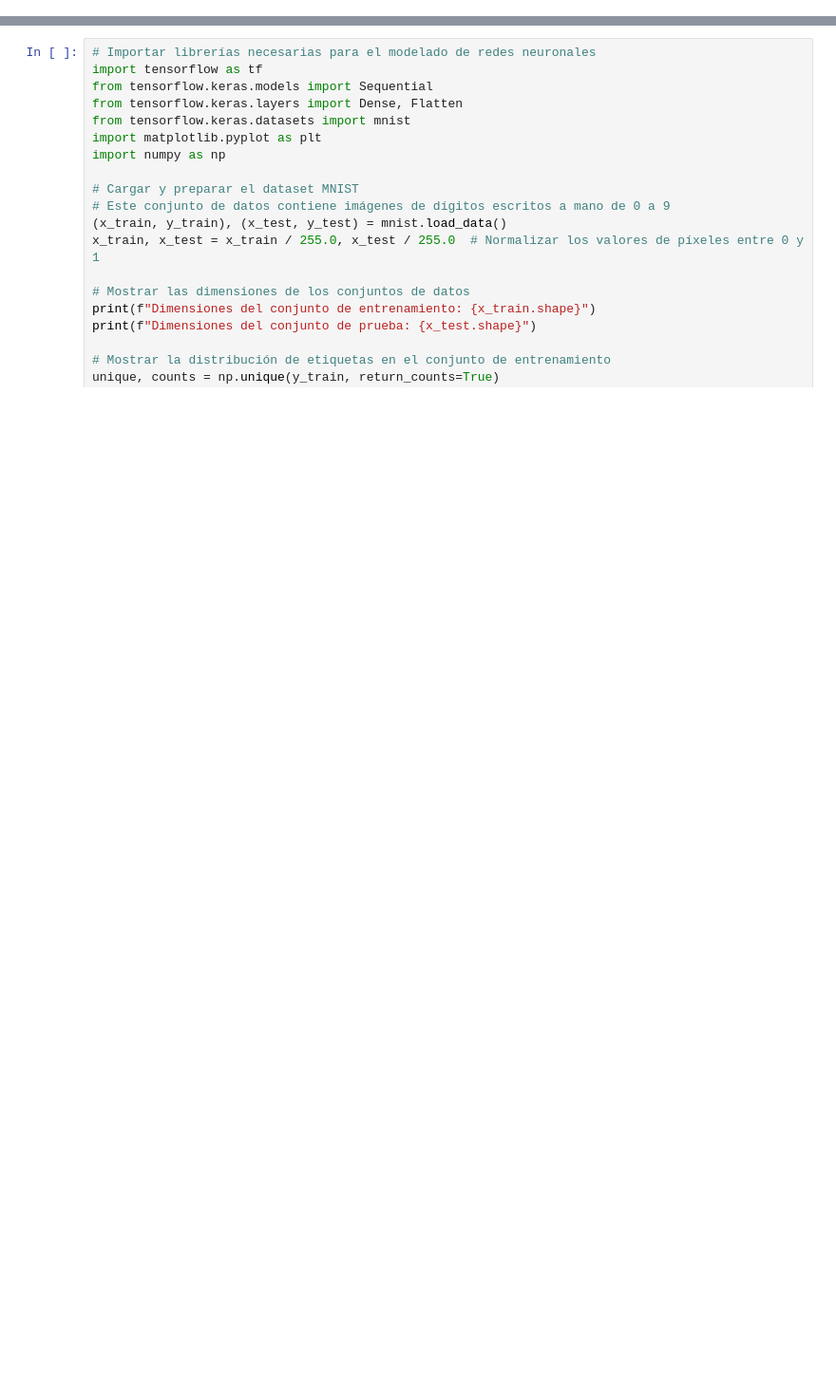
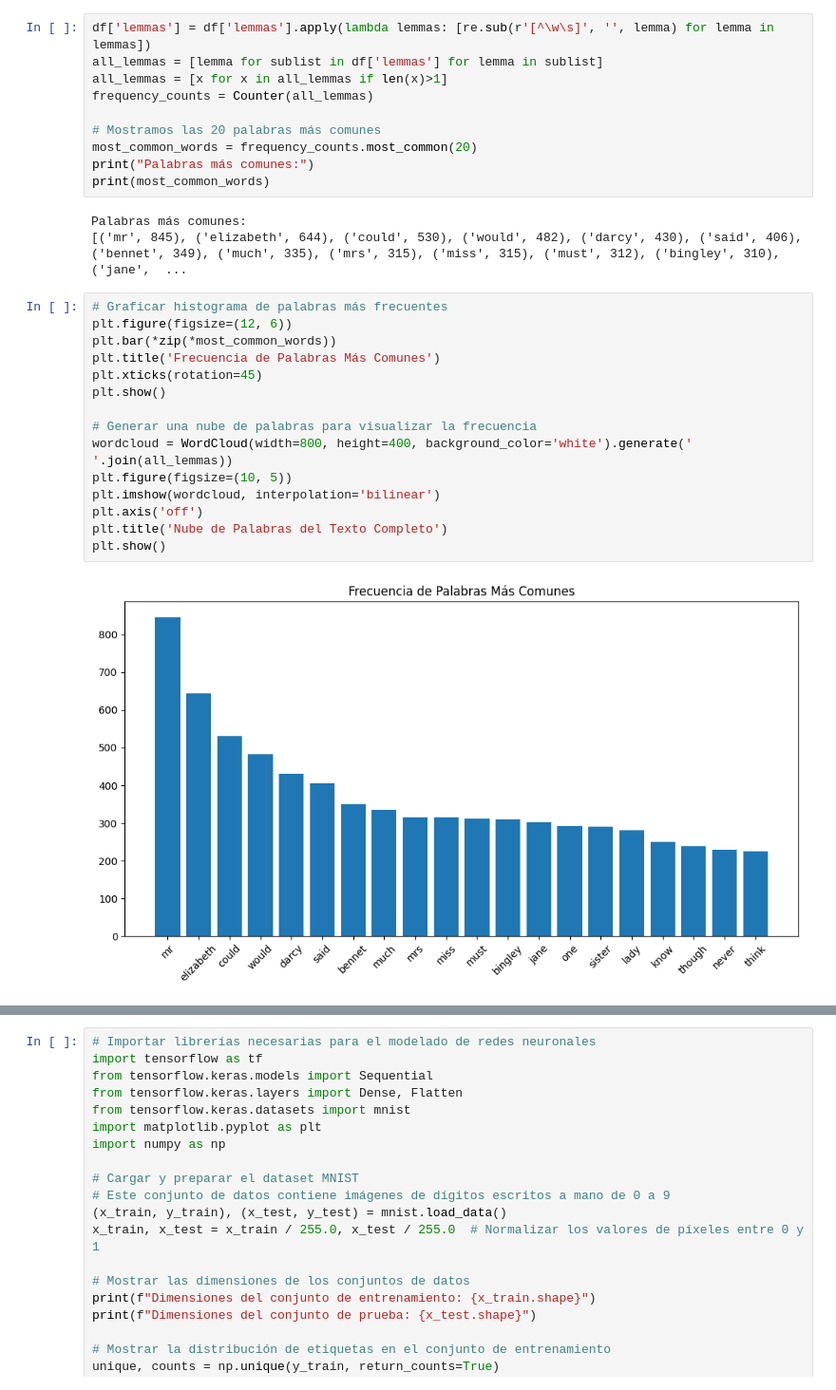
Before and after one commit to PillB/CoderhouseDL3, a Jupyter notebook: ProjectoFinal+Illescas.ipynb, the cells around one changed output, grey strips where cells are left out. Shown at 95% size. Saved outputs shown, nothing was run; the diff lists cells and outputs as text; blank space fills up the shorter version.

```diff
--- a/ProjectoFinal+Illescas.ipynb
+++ b/ProjectoFinal+Illescas.ipynb
@@ -65,0 +69,30 @@ print(df.head())
+# %%
+df['lemmas'] = df['lemmas'].apply(lambda lemmas: [re.sub(r'[^\w\s]', '', lemma) for lemma in lemmas])
+all_lemmas = [lemma for sublist in df['lemmas'] for lemma in sublist]
+all_lemmas = [x for x in all_lemmas if len(x)>1]
+frequency_counts = Counter(all_lemmas)
+
+# Mostramos las 20 palabras más comunes
+most_common_words = frequency_counts.most_common(20)
+print("Palabras más comunes:")
+print(most_common_words)
+# %% [output]
+Palabras más comunes:
+[('mr', 845), ('elizabeth', 644), ('could', 530), ('would', 482), ('darcy', 430), ('said', 406), ('bennet', 349), ('much', 335), ('mrs', 315), ('miss', 315), ('must', 312), ('bingley', 310), ('jane',  ...
+# %%
+# Graficar histograma de palabras más frecuentes
+plt.figure(figsize=(12, 6))
+plt.bar(*zip(*most_common_words))
+plt.title('Frecuencia de Palabras Más Comunes')
+plt.xticks(rotation=45)
+plt.show()
+
+# Generar una nube de palabras para visualizar la frecuencia
+wordcloud = WordCloud(width=800, height=400, background_color='white').generate(' '.join(all_lemmas))
+plt.figure(figsize=(10, 5))
+plt.imshow(wordcloud, interpolation='bilinear')
+plt.axis('off')
+plt.title('Nube de Palabras del Texto Completo')
+plt.show()
+# %% [output]
+[figure, added]
```
Also changed, not shown: parts of 8 cells of this notebook.
